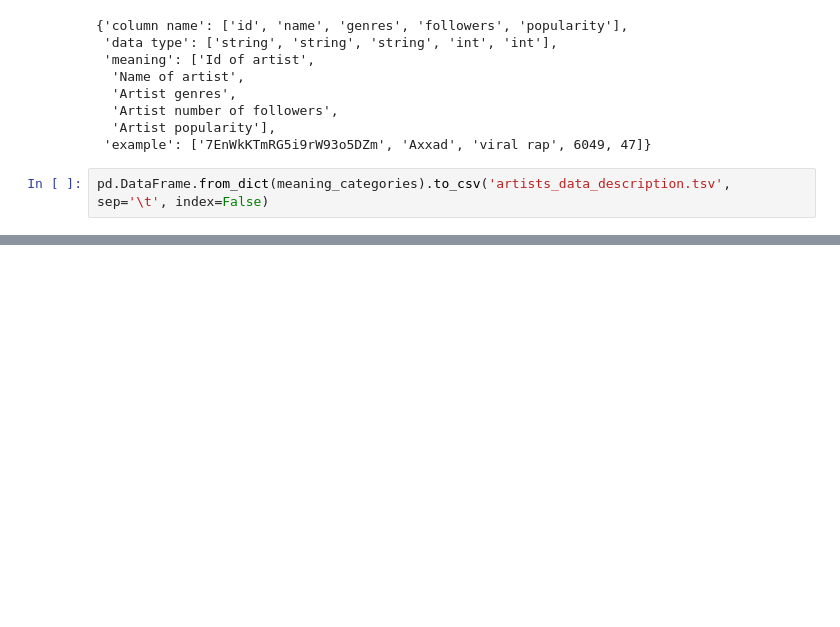
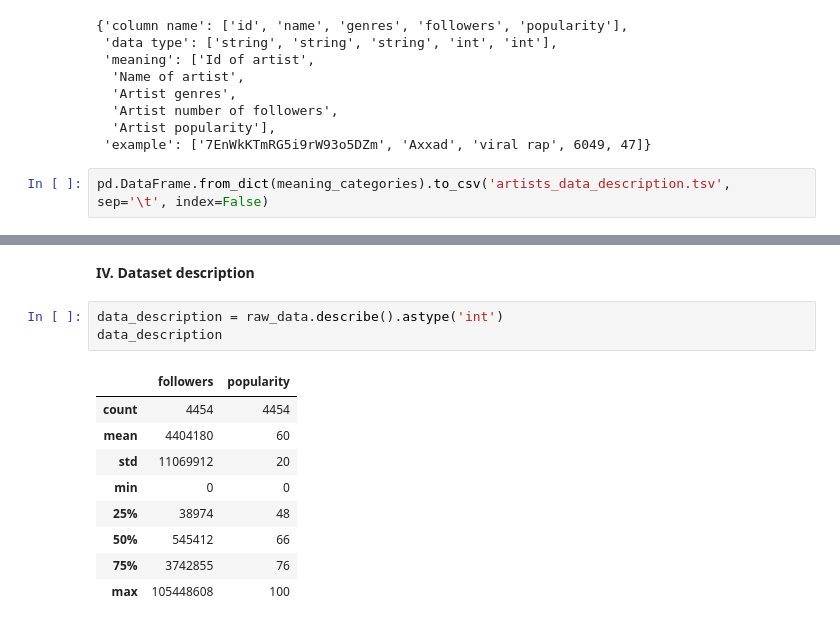
Before and after one commit to quytrungg/Final_Project_CSC14119, a Jupyter notebook: artists_data_exploration.ipynb, the cells around one changed output, grey strips where cells are left out. Drawn from its saved outputs; the diff is of its cells as text; blank space fills up the shorter version.

```diff
--- a/artists_data_exploration.ipynb
+++ b/artists_data_exploration.ipynb
@@ -63,0 +127,15 @@ pd.DataFrame.from_dict(meaning_categories).to_csv('artists_data_description.tsv'
+# %% [markdown]
+**IV. Dataset description**
+# %%
+data_description = raw_data.describe().astype('int')
+data_description
+# %% [output]
+|  | followers | popularity |
+| count | 4454 | 4454 |
+| mean | 4404180 | 60 |
+| std | 11069912 | 20 |
+| min | 0 | 0 |
+| 25% | 38974 | 48 |
+| 50% | 545412 | 66 |
+| 75% | 3742855 | 76 |
+| max | 105448608 | 100 |
```
Also changed, not shown: parts of 15 cells of this notebook, 1 other file.
